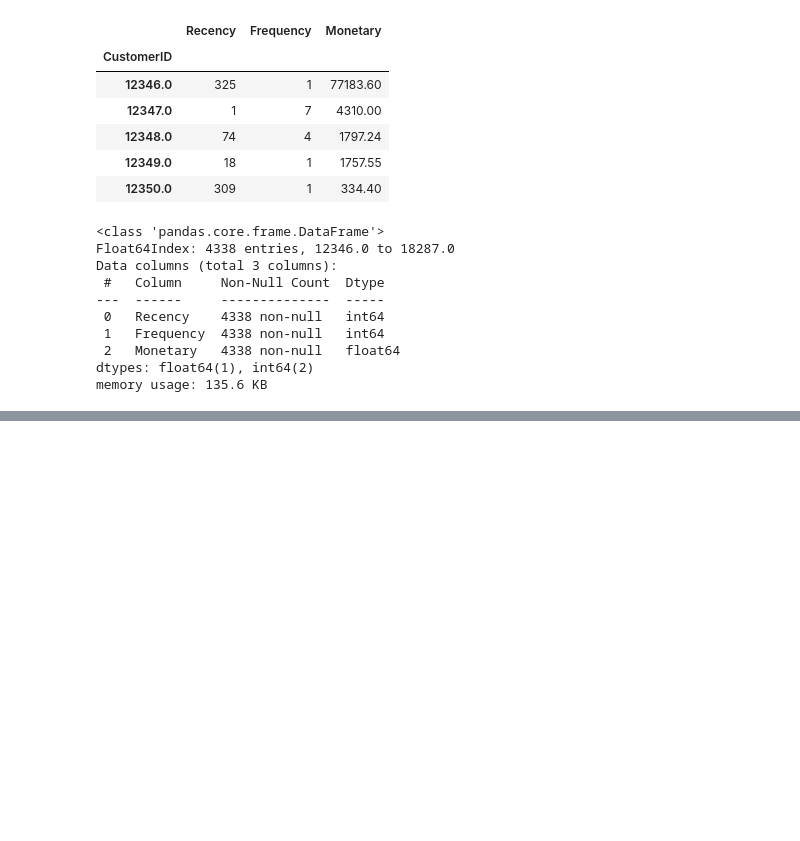
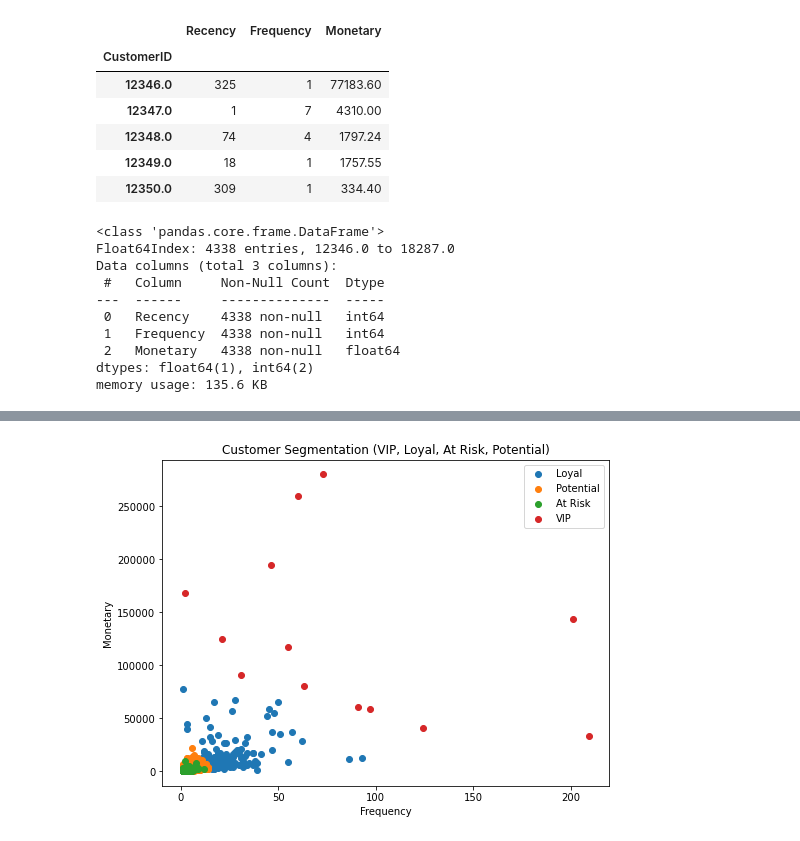
Before and after one commit to hellenmureithi/Customer-Segmentation-RFM-Analysis, a Jupyter notebook: index.ipynb, the cells around one changed output, grey strips where cells are left out. Cells and saved outputs as stored; diff of their text form; code cells hidden in the pictures; blank space fills up the shorter version.

```diff
--- a/index.ipynb
+++ b/index.ipynb
@@ -307,0 +439,14 @@ memory usage: 135.6 KB
+# %%
+plt.figure(figsize=(8,6))
+
+for segment in rfm['Segment'].unique():
+    subset = rfm[rfm['Segment'] == segment]
+    plt.scatter(subset['Frequency'], subset['Monetary'], label=segment)
+
+plt.xlabel('Frequency')
+plt.ylabel('Monetary')
+plt.title('Customer Segmentation (VIP, Loyal, At Risk, Potential)')
+plt.legend()
+plt.show()
+# %% [output]
+[figure, added]
```
Also changed, not shown: parts of 20 cells of this notebook.
